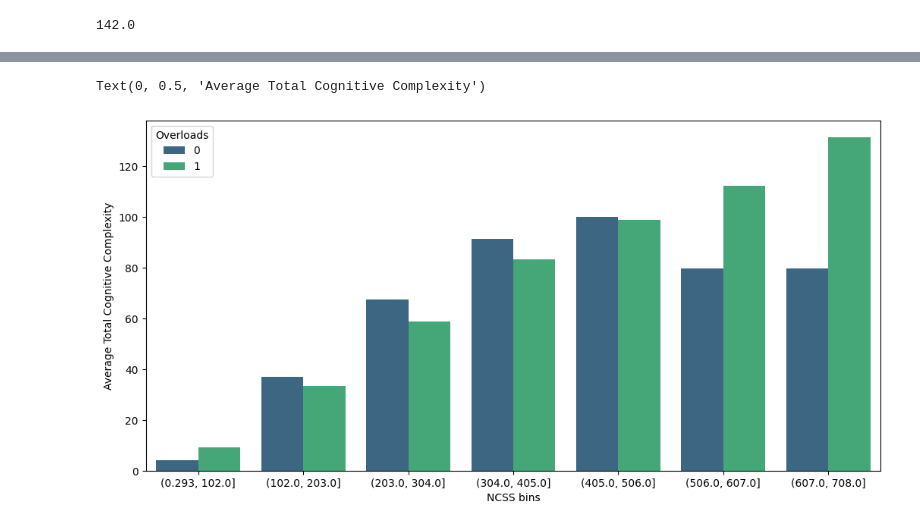
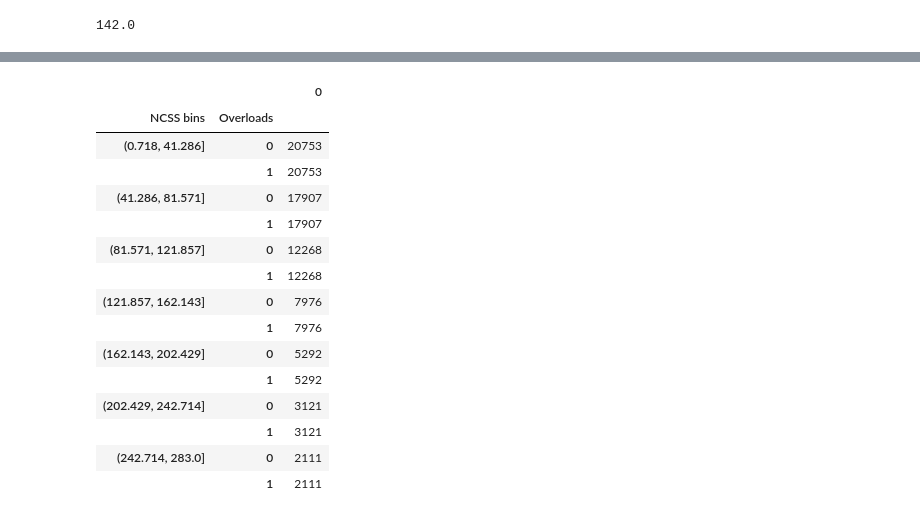
Before and after one commit to Bopobywek/sqm-article-code, a Jupyter notebook: data_analysis.ipynb, the cells around one changed output, grey strips where cells are left out. Drawn from its saved outputs; the diff is of its cells as text; code cells hidden in the pictures.

```diff
--- a/data_analysis.ipynb
+++ b/data_analysis.ipynb
@@ -143,14 +166,23 @@ Text(0, 0.5, 'Average Cyclomatic Complexity')
-# %%
-df['NCSS bins'] = pd.cut(df['NCSS'], bins=7)
-
-mean_complexity_by_bin = df.groupby(['NCSS bins', 'Overloads'])['Total Cognitive Complexity'].mean().reset_index()
-
-plt.figure(figsize=(12.5, 6))
-sns.barplot(data=mean_complexity_by_bin, x='NCSS bins', y='Total Cognitive Complexity', hue='Overloads', palette='viridis')
-plt.ylabel("Average Total Cognitive Complexity")
-# %% [output]
-Text(0, 0.5, 'Average Total Cognitive Complexity')
-[figure, removed]
+# %%
+count_by_bin = pd.DataFrame(df.groupby(['NCSS bins', 'Overloads']).size())
+count_by_bin
+# %% [output]
+|  |  | 0 |
+| NCSS bins | Overloads |  |
+| (0.718, 41.286] | 0 | 20753 |
+|  | 1 | 20753 |
+| (41.286, 81.571] | 0 | 17907 |
+|  | 1 | 17907 |
+| (81.571, 121.857] | 0 | 12268 |
+|  | 1 | 12268 |
+| (121.857, 162.143] | 0 | 7976 |
+|  | 1 | 7976 |
+| (162.143, 202.429] | 0 | 5292 |
+|  | 1 | 5292 |
+| (202.429, 242.714] | 0 | 3121 |
+|  | 1 | 3121 |
+| (242.714, 283.0] | 0 | 2111 |
+|  | 1 | 2111 |
 # %%
 mean_complexity_by_bin
 # %% [output]
```
Also changed, not shown: parts of 13 cells of this notebook.
